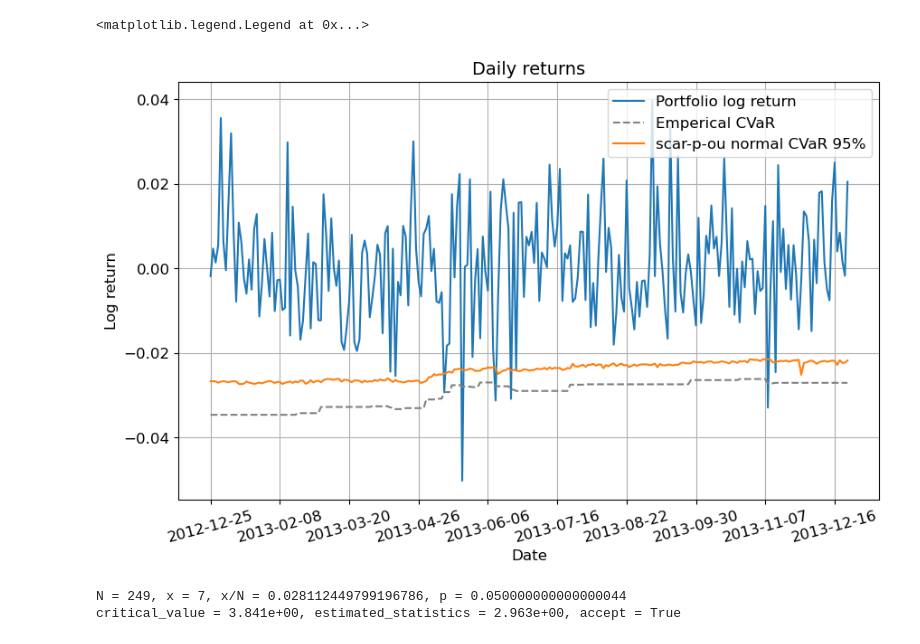
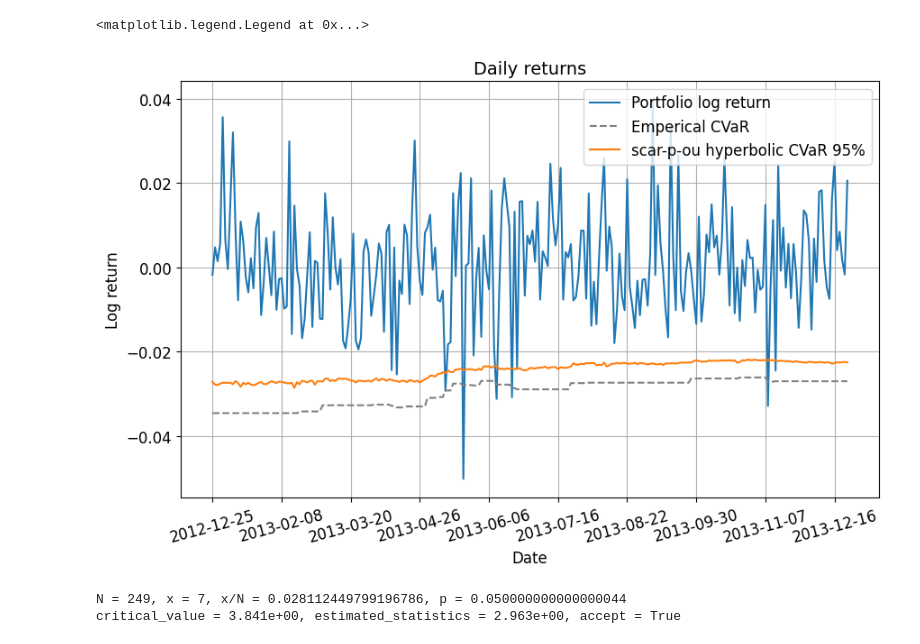
Before and after one commit to AANovokhatskiy/pyscarcopula, a Jupyter notebook: example.ipynb, the cells around one changed output. Saved outputs shown, nothing was run; the diff lists cells and outputs as text; code cells hidden in the pictures.

```diff
--- a/example.ipynb
+++ b/example.ipynb
@@ -70,5 +74,5 @@ calc portfolio cvar
 # %%
-from pyscarcopula.metrics.Empirical import cvar_emp_window
+from pyscarcopula.metrics.empirical import cvar_emp_window
 from matplotlib import pyplot as plt
 import matplotlib.ticker as plticker
 
@@ -77,35 +81,35 @@ pd_cvar_95 = pd.Series(data = -result[0.95][MC_iterations[0]]['cvar'], index=moe
 
 weight = result[0.95][MC_iterations[0]]['weight']
 
 n = 1
 m = 1
 i1 = 250
 i2 = 499
 
 gamma = 0.95
 fig,ax = plt.subplots(n,m,figsize=(10,6))
 loc = plticker.MultipleLocator(base=27.0)
 
 daily_returns = ((np.exp(moex_returns_pd) - 1) * weight).sum(axis=1)
 cvar_emp = cvar_emp_window(daily_returns.values, 1 - gamma, window_len)
 
 ax.plot(daily_returns[i1:i2], label = 'Portfolio log return')
 ax.plot(cvar_emp[i1:i2], label = 'Emperical CVaR', linestyle='dashed', color = 'gray')
 
-ax.plot(pd_cvar_95[i1:i2], label= 'scar-p-ou normal CVaR 95%')
+ax.plot(pd_cvar_95[i1:i2], label= f'{method} {marginals_method} CVaR 95%')
 
 ax.set_title(f'Daily returns', fontsize = 14)
 
 ax.xaxis.set_major_locator(loc)
 ax.set_xlabel('Date', fontsize = 12, loc = 'center')
 ax.set_ylabel('Log return', fontsize = 12, loc = 'center')
 ax.tick_params(axis='x', labelrotation = 15, labelsize = 12)
 ax.tick_params(axis='y', labelsize = 12)
 ax.grid(True)
 ax.legend(fontsize=12, loc = 'upper right')
 # %% [output]
 <matplotlib.legend.Legend at 0x...>
-[figure, old version]
+[figure, new version]
 # %%
 from pyscarcopula.stattests.Kupiec import Kupiec_POF
 
```
Also changed, not shown: parts of 5 cells of this notebook, 29 other files.
